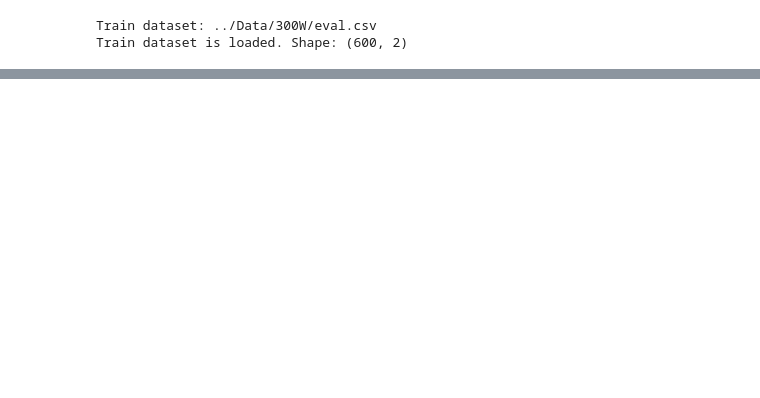
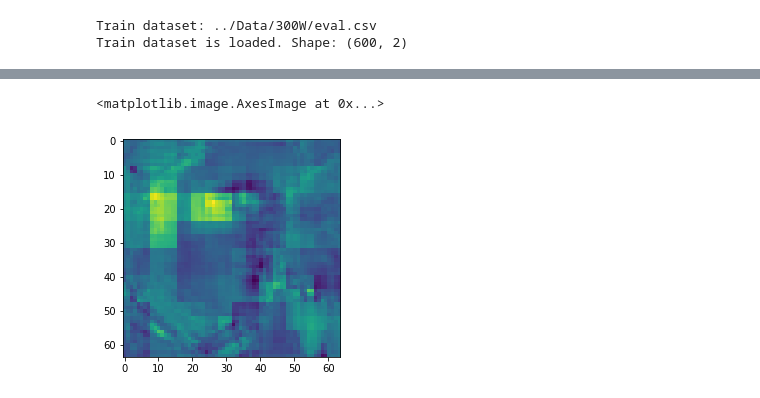
Before and after one commit to Koowater/Facial-Landmark-Detector, a Jupyter notebook: eval.ipynb, the cells around one changed output, grey strips where cells are left out. Saved outputs shown, nothing was run; the diff lists cells and outputs as text; code cells hidden in the pictures; blank space fills up the shorter version.

```diff
--- a/eval.ipynb
+++ b/eval.ipynb
@@ -60,0 +57,5 @@ print(landmarks)
+# %%
+plt.imshow(pred[:,:,0])
+# %% [output]
+<matplotlib.image.AxesImage at 0x...>
+[figure, added]
```
Also changed, not shown: parts of 14 cells of this notebook, 3 other files.
